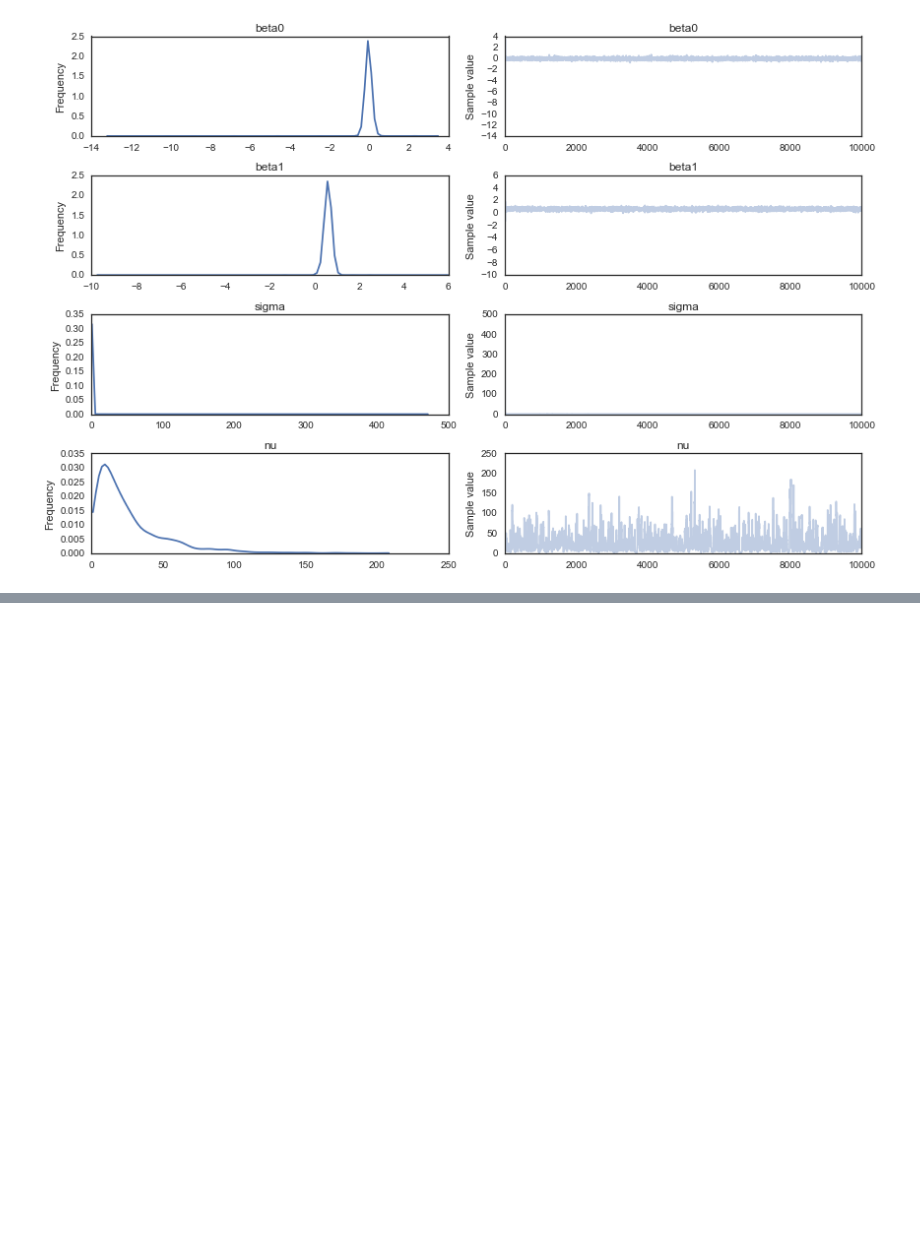
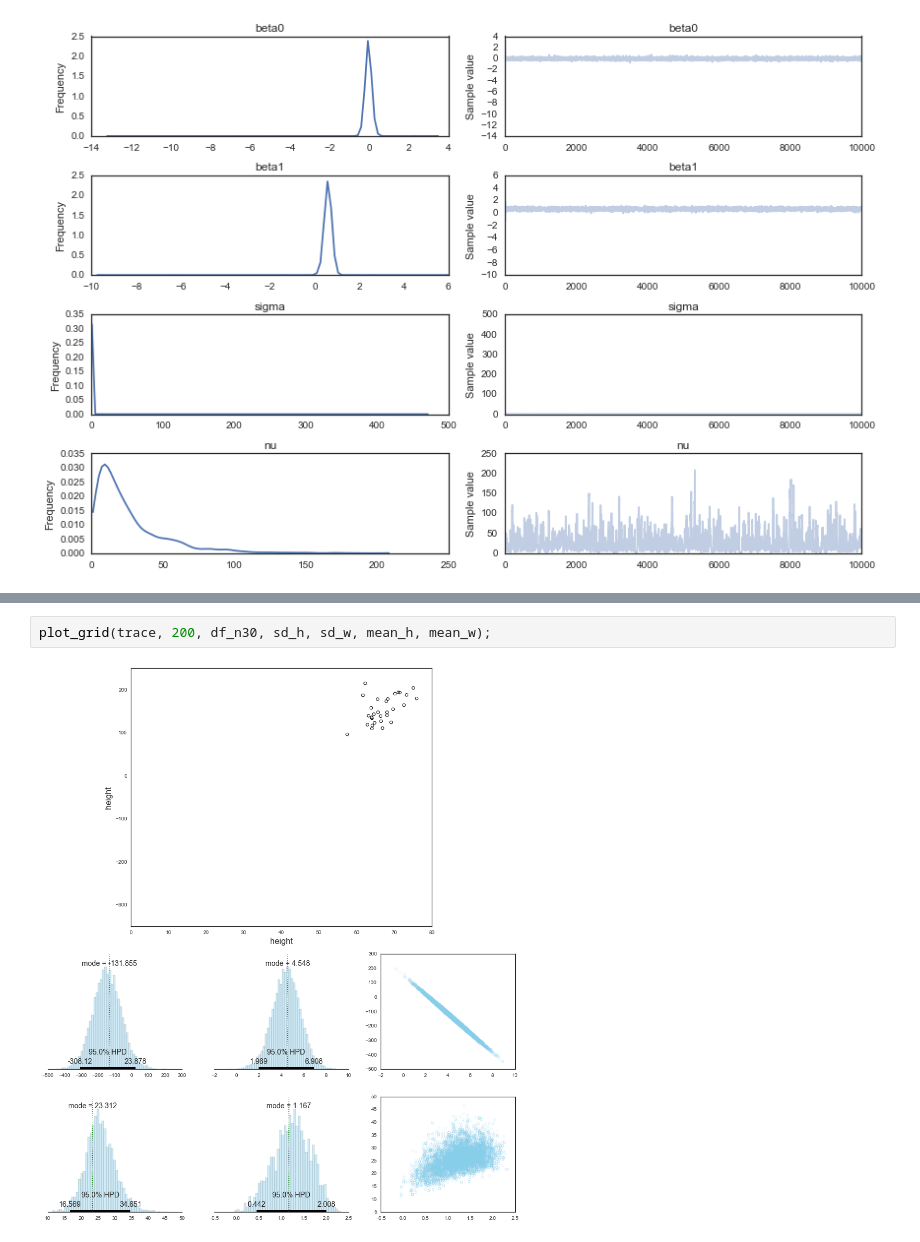
Before and after one commit to JWarmenhoven/DBDA-python, a Jupyter notebook: Notebooks/Chapter 17.ipynb, the cells around one changed output, grey strips where cells are left out. Saved outputs shown, nothing was run; the diff lists cells and outputs as text; blank space fills up the shorter version.

```diff
--- a/Notebooks/Chapter 17.ipynb
+++ b/Notebooks/Chapter 17.ipynb
@@ -177,0 +212,4 @@ plt.tight_layout();
+# %%
+plot_grid(trace, 200, df_n30, sd_h, sd_w, mean_h, mean_w);
+# %% [output]
+[figure, added]
```
Also changed, not shown: parts of 31 cells of this notebook, 3 other files.
